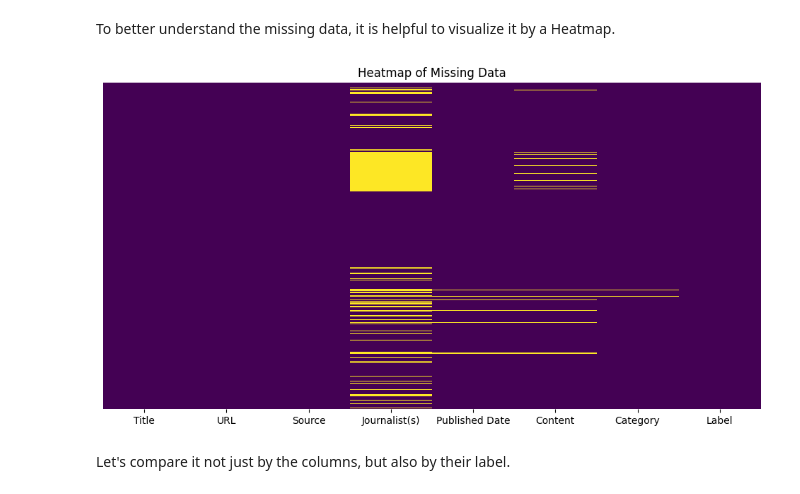
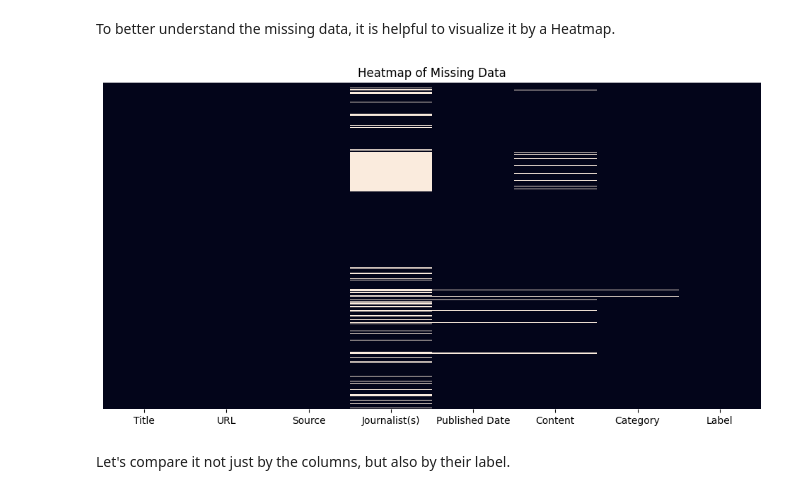
Before and after one commit to ivetkalchev/DeFactify, a Jupyter notebook: defactify.ipynb, the cells around one changed output. Cells and saved outputs as stored; diff of their text form; code cells hidden in the pictures.

```diff
--- a/defactify.ipynb
+++ b/defactify.ipynb
@@ -210,11 +210,11 @@ dtype: int64
 To better understand the missing data, it is helpful to visualize it by a Heatmap.
 # %%
 plt.figure(figsize=(12, 6))
-seaborn.heatmap(combined_dataset.isnull(), cbar=False, cmap='viridis', yticklabels=False)
+seaborn.heatmap(combined_dataset.isnull(), cbar=False, cmap='rocket', yticklabels=False)
 plt.title('Heatmap of Missing Data')
 plt.show()
 # %% [output]
-[figure, old version]
+[figure, new version]
 # %% [markdown]
 Let's compare it not just by the columns, but also by their label.
 # %%
```
Also changed, not shown: parts of 5 cells of this notebook, 3 other files.
